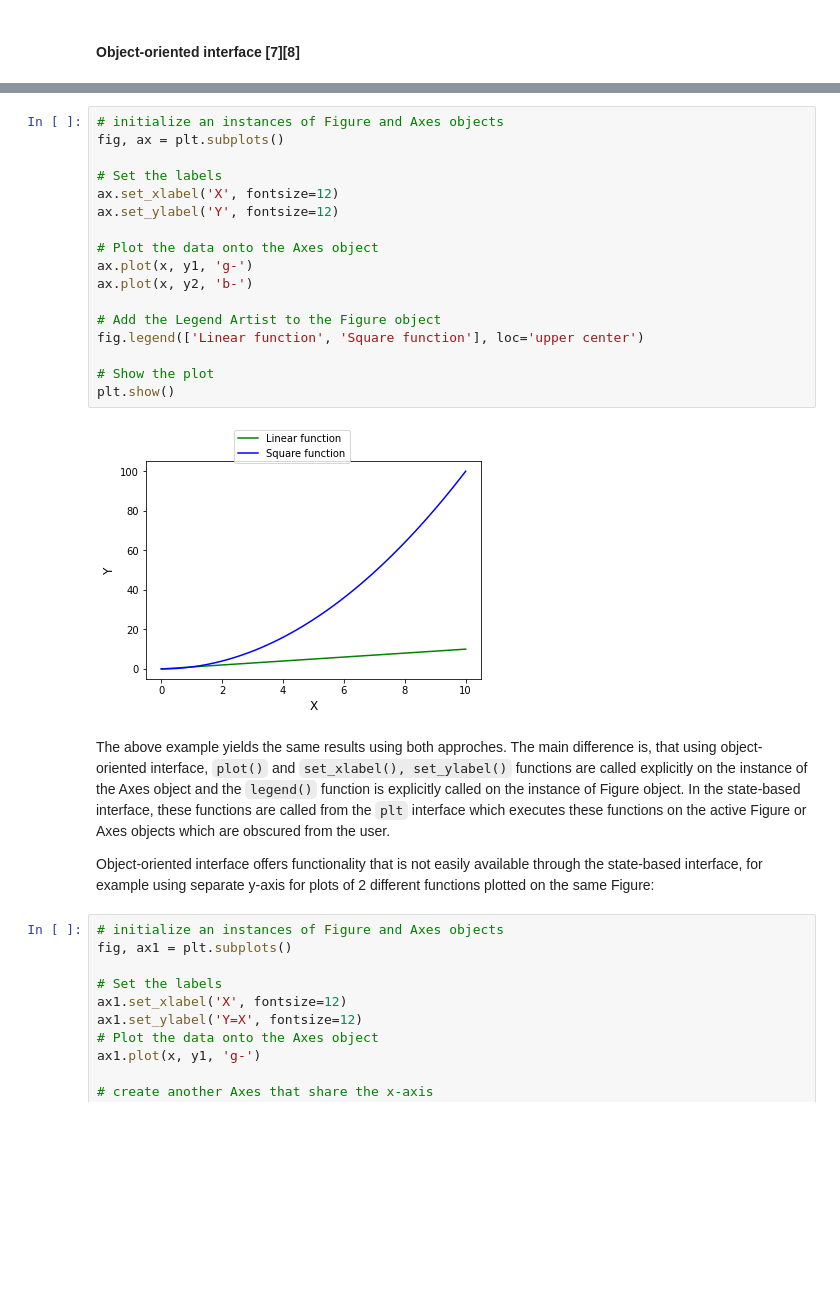
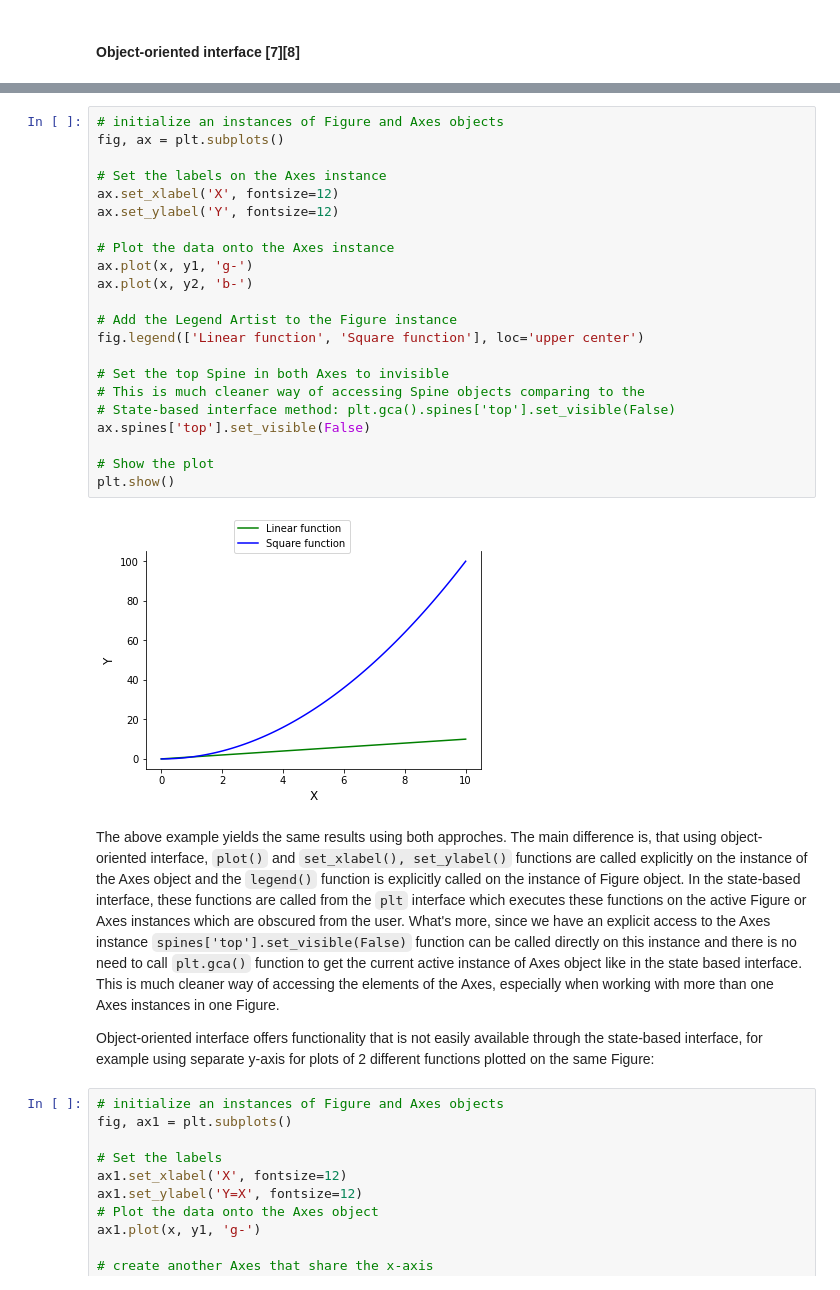
Before and after one commit to przemekbil/FoDA_2021, a Jupyter notebook: pyplot.ipynb, the cells around one changed output, grey strips where cells are left out. Cells and saved outputs as stored; diff of their text form; blank space fills up the shorter version.

````diff
--- a/pyplot.ipynb
+++ b/pyplot.ipynb
@@ -113,24 +113,29 @@ Let's use this approach to recreate the plot above for linear $y=x$ and a square
 # %%
 # initialize an instances of Figure and Axes objects
 fig, ax = plt.subplots()
 
-# Set the labels
+# Set the labels on the Axes instance
 ax.set_xlabel('X', fontsize=12)
 ax.set_ylabel('Y', fontsize=12)
 
-# Plot the data onto the Axes object
+# Plot the data onto the Axes instance
 ax.plot(x, y1, 'g-')
 ax.plot(x, y2, 'b-')
 
-# Add the Legend Artist to the Figure object
+# Add the Legend Artist to the Figure instance
 fig.legend(['Linear function', 'Square function'], loc='upper center')
+
+# Set the top Spine in both Axes to invisible
+# This is much cleaner way of accessing Spine objects comparing to the
+# State-based interface method: plt.gca().spines['top'].set_visible(False)
+ax.spines['top'].set_visible(False)
 
 # Show the plot
 plt.show()
 # %% [output]
-[figure, old version]
+[figure, new version]
 # %% [markdown]
-The above example yields the same results using both approches. The main difference is, that using object-oriented interface, ```plot()``` and ```set_xlabel(), set_ylabel()``` functions are called explicitly on the instance of the Axes object and the ```legend()``` function is explicitly called on the instance of Figure object. In the state-based interface, these functions are called from the ```plt``` interface which executes these functions on the active Figure or Axes objects which are obscured from the user.
+The above example yields the same results using both approches. The main difference is, that using object-oriented interface, ```plot()``` and ```set_xlabel(), set_ylabel()``` functions are called explicitly on the instance of the Axes object and the ```legend()``` function is explicitly called on the instance of Figure object. In the state-based interface, these functions are called from the ```plt``` interface which executes these functions on the active Figure or Axes instances which are obscured from the user. What's more, since we have an explicit access to the Axes instance ```spines['top'].set_visible(False)``` function can be called  directly on this instance and there is no need to call ```plt.gca()``` function to get the current active instance of Axes object like in the state based interface. This is much cleaner way of accessing the elements of the Axes, especially when working with more than one Axes instances in one Figure.
 
 Object-oriented interface offers functionality that is not easily available through the state-based interface, for example using separate y-axis for plots of 2 different functions plotted on the same Figure:
 # %%
````
Also changed, not shown: parts of 7 cells of this notebook.
